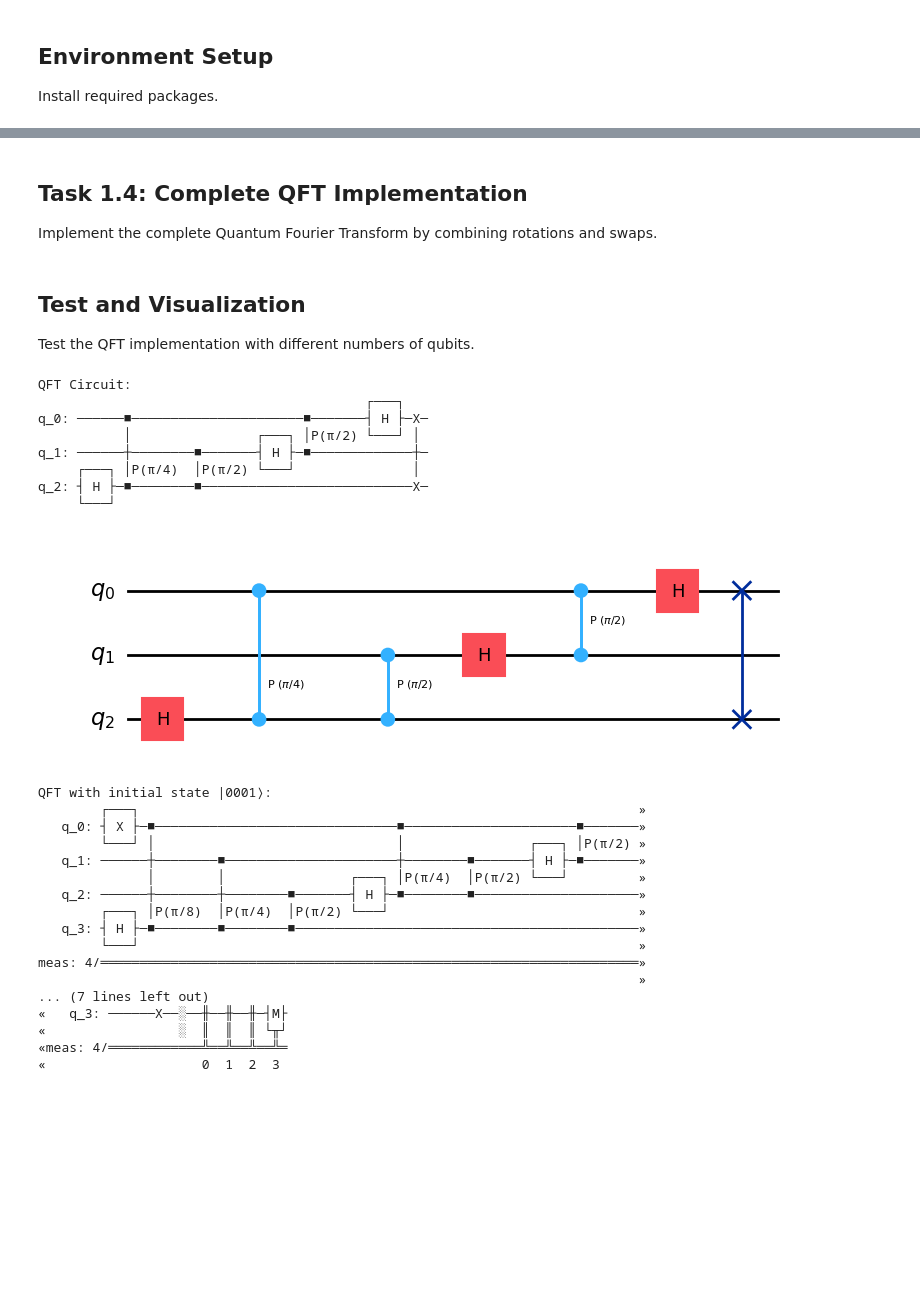
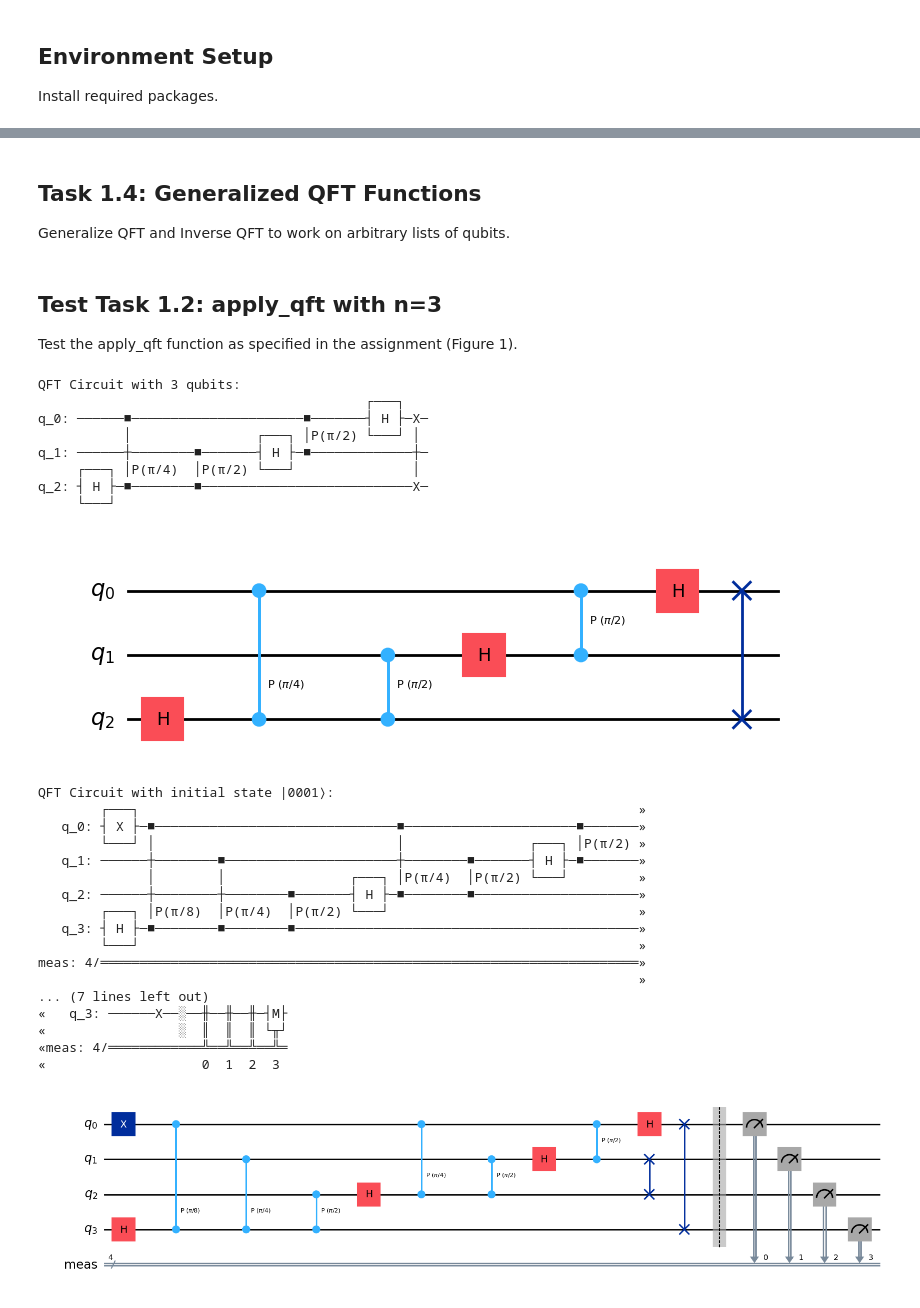
Before and after one commit to ImanDashtpeyma/quantum-programming, a Jupyter notebook: Assignment03/question1_qft.ipynb, the cells around one changed output, grey strips where cells are left out. Cells and saved outputs as stored; diff of their text form; code cells hidden in the pictures; blank space fills up the shorter version.

```diff
--- a/Assignment03/question1_qft.ipynb
+++ b/Assignment03/question1_qft.ipynb
@@ -84,7 +102,7 @@ def swap_qubits(circuit, n):
 
     return circuit
 # %% [markdown]
-## Task 1.4: Complete QFT Implementation
+## Task 1.4: Generalized QFT Functions
 
-Implement the complete Quantum Fourier Transform by combining rotations and swaps.
+Generalize QFT and Inverse QFT to work on arbitrary lists of qubits.
 # %%
@@ -107,20 +161,17 @@ def qft(circuit, n):
 # %% [markdown]
-## Test and Visualization
+## Test Task 1.2: apply_qft with n=3
 
-Test the QFT implementation with different numbers of qubits.
+Test the apply_qft function as specified in the assignment (Figure 1).
 # %%
-# Test QFT with 3 qubits
 n = 3
-circuit = QuantumCircuit(n)
-
-# Apply QFT
-qft(circuit, n)
-
-print("QFT Circuit:")
+circuit = QuantumCircuit(n, 0)
+apply_qft(n, circuit)
+print("Task 1.2 - QFT on 3 qubits:")
 print(circuit)
+print()
 circuit.draw('mpl')
 # %% [output]
-QFT Circuit:
+QFT Circuit with 3 qubits:
                                           ┌───┐
 q_0: ──────■──────────────────────■───────┤ H ├─X─
            │                ┌───┐ │P(π/2) └───┘ │
@@ -130,36 +181,30 @@ q_2: ┤ H ├─■────────■───────────
      └───┘
 [figure]
 # %%
-# Test with different input state
+# Test with n=4 (Figure 2)
 n = 4
-circuit = QuantumCircuit(n)
-
-# Prepare initial state |0001⟩
-circuit.x(0)
-
-# Apply QFT
-qft(circuit, n)
-
-# Add measurements
-circuit.measure_all()
-
-print("QFT with initial state |0001⟩:")
+circuit = QuantumCircuit(n, 0)
+apply_qft(n, circuit)
+print("Task 1.2 - QFT on 4 qubits:")
 print(circuit)
+print()
+circuit.draw('mpl')
 # %% [output]
-QFT with initial state |0001⟩:
+QFT Circuit with initial state |0001⟩:
         ┌───┐                                                                »
    q_0: ┤ X ├─■───────────────────────────────■──────────────────────■───────»
         └───┘ │                               │                ┌───┐ │P(π/2) »
    q_1: ──────┼────────■──────────────────────┼────────■───────┤ H ├─■───────»
               │        │                ┌───┐ │P(π/4)  │P(π/2) └───┘         »
    q_2: ──────┼────────┼────────■───────┤ H ├─■────────■─────────────────────»
         ┌───┐ │P(π/8)  │P(π/4)  │P(π/2) └───┘                                »
    q_3: ┤ H ├─■────────■────────■────────────────────────────────────────────»
         └───┘                                                                »
 meas: 4/═════════════════════════════════════════════════════════════════════»
                                                                              »
 ... (7 lines left out)
 «   q_3: ──────X──░──╫──╫──╫─┤M├
 «                 ░  ║  ║  ║ └╥┘
 «meas: 4/════════════╩══╩══╩══╩═
 «                    0  1  2  3
+[figure, added]
```
Also changed, not shown: parts of 14 cells of this notebook, 5 other files.
